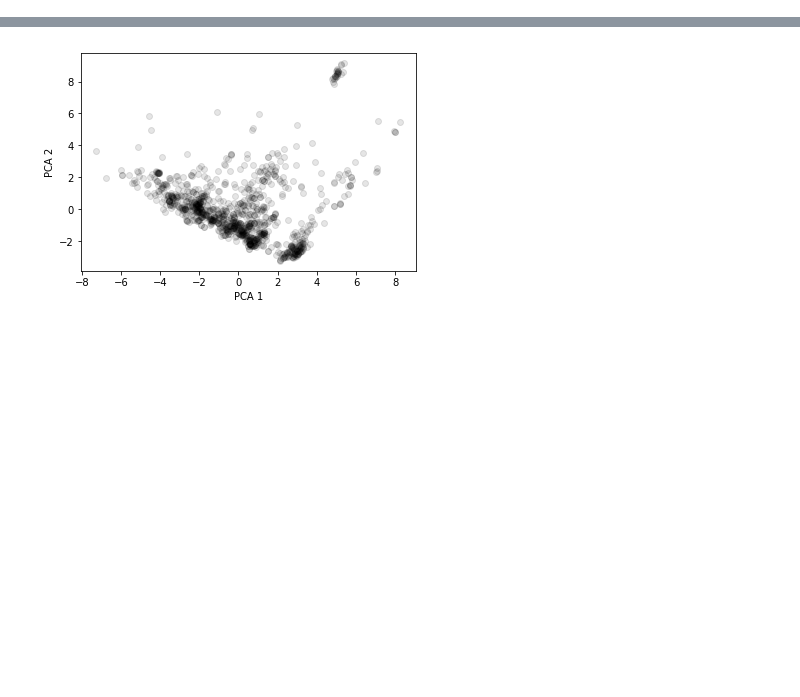
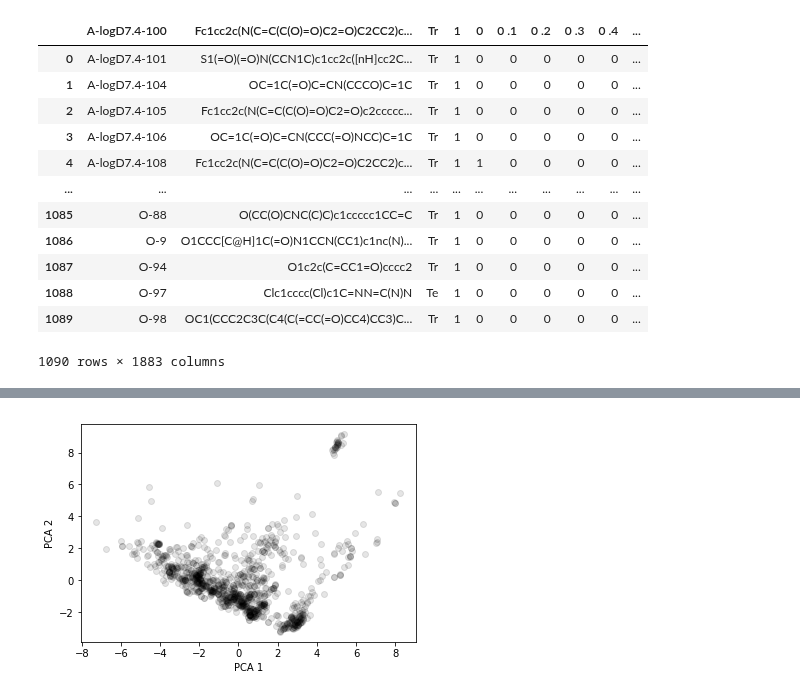
Before and after one commit to lstorchi/mllogdp, a Jupyter notebook: initialtests.ipynb, the cells around one changed output, grey strips where cells are left out. Drawn from its saved outputs; the diff is of its cells as text; code cells hidden in the pictures; blank space fills up the shorter version.

Commit message:
dataframe di descriptor.csv SENZA le 13 doppie

```diff
--- a/initialtests.ipynb
+++ b/initialtests.ipynb
@@ -0,0 +31,25 @@
+# %%
+import mllogdpcommon
+from sklearn.decomposition import PCA
+import matplotlib.pyplot as plt
+
+smilelogd, descriptors, yval, setids = mllogdpcommon.import_descriptor ("descriptors.csv")
+
+file = './data/descriptors.csv'
+desc = pd.read_csv(file)
+desc_data = pd.DataFrame(desc)
+desc_data
+# %% [output]
+|  | A-logD7.4-100 | Fc1cc2c(N(C=C(C(O)=O)C2=O)C2CC2)c... | Tr | 1 | 0 | 0 .1 | 0 .2 | 0 .3 | 0 .4 | ... |
+| 0 | A-logD7.4-101 | S1(=O)(=O)N(CCN1C)c1cc2c([nH]cc2C... | Tr | 1 | 0 | 0 | 0 | 0 | 0 | ... |
+| 1 | A-logD7.4-104 | OC=1C(=O)C=CN(CCCO)C=1C | Tr | 1 | 0 | 0 | 0 | 0 | 0 | ... |
+| 2 | A-logD7.4-105 | Fc1cc2c(N(C=C(C(O)=O)C2=O)c2ccccc... | Tr | 1 | 0 | 0 | 0 | 0 | 0 | ... |
+| 3 | A-logD7.4-106 | OC=1C(=O)C=CN(CCC(=O)NCC)C=1C | Tr | 1 | 0 | 0 | 0 | 0 | 0 | ... |
+| 4 | A-logD7.4-108 | Fc1cc2c(N(C=C(C(O)=O)C2=O)C2CC2)c... | Tr | 1 | 1 | 0 | 0 | 0 | 0 | ... |
+| ... | ... | ... | ... | ... | ... | ... | ... | ... | ... | ... |
+| 1085 | O-88 | O(CC(O)CNC(C)C)c1ccccc1CC=C | Tr | 1 | 0 | 0 | 0 | 0 | 0 | ... |
+| 1086 | O-9 | O1CCC[C@H]1C(=O)N1CCN(CC1)c1nc(N)... | Tr | 1 | 0 | 0 | 0 | 0 | 0 | ... |
+| 1087 | O-94 | O1c2c(C=CC1=O)cccc2 | Tr | 1 | 0 | 0 | 0 | 0 | 0 | ... |
+| 1088 | O-97 | Clc1cccc(Cl)c1C=NN=C(N)N | Te | 1 | 0 | 0 | 0 | 0 | 0 | ... |
+| 1089 | O-98 | OC1(CCC2C3C(C4(C(=CC(=O)CC4)CC3)C... | Tr | 1 | 0 | 0 | 0 | 0 | 0 | ... |
+1090 rows × 1883 columns
```
Also changed, not shown: parts of 4 cells of this notebook.
